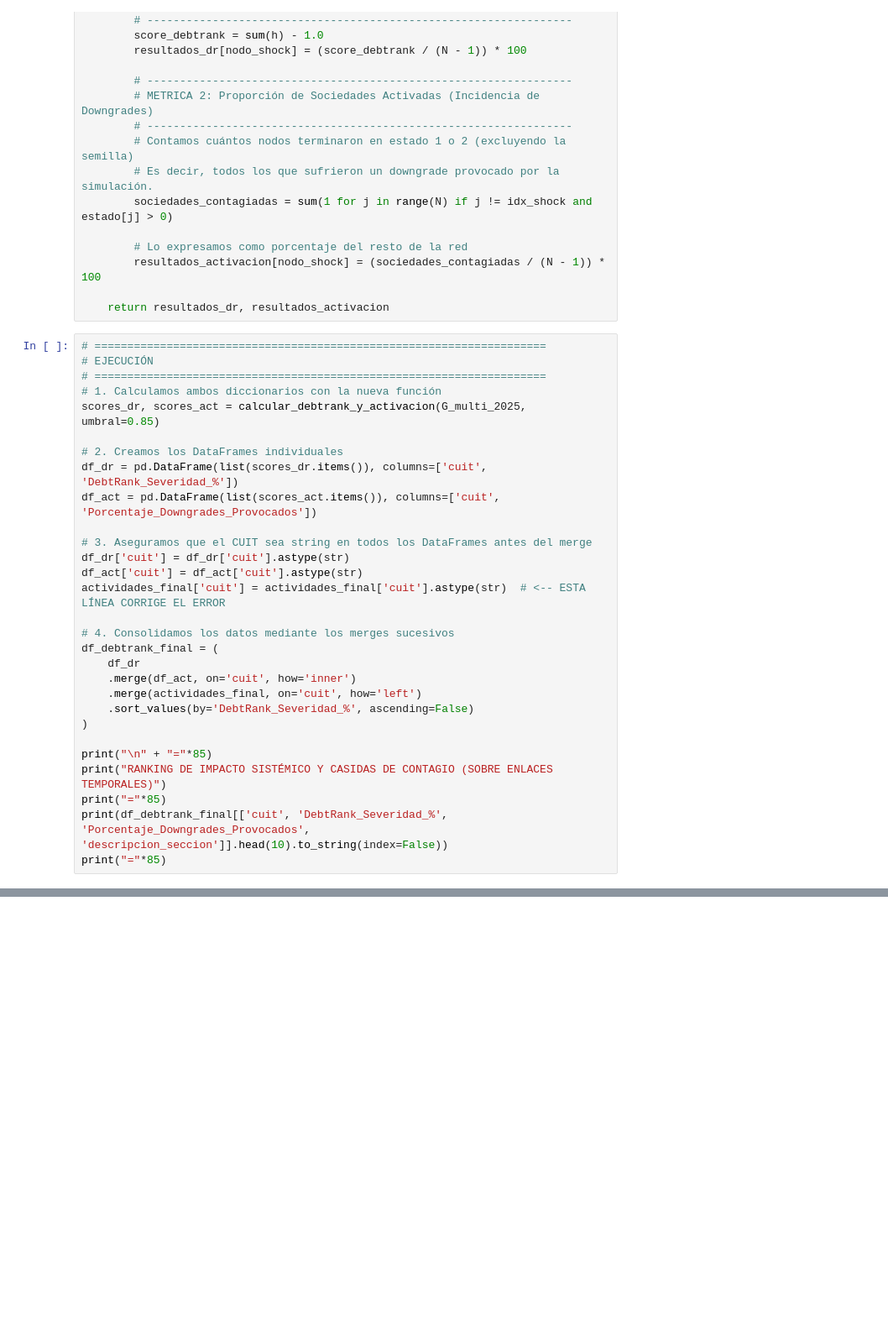
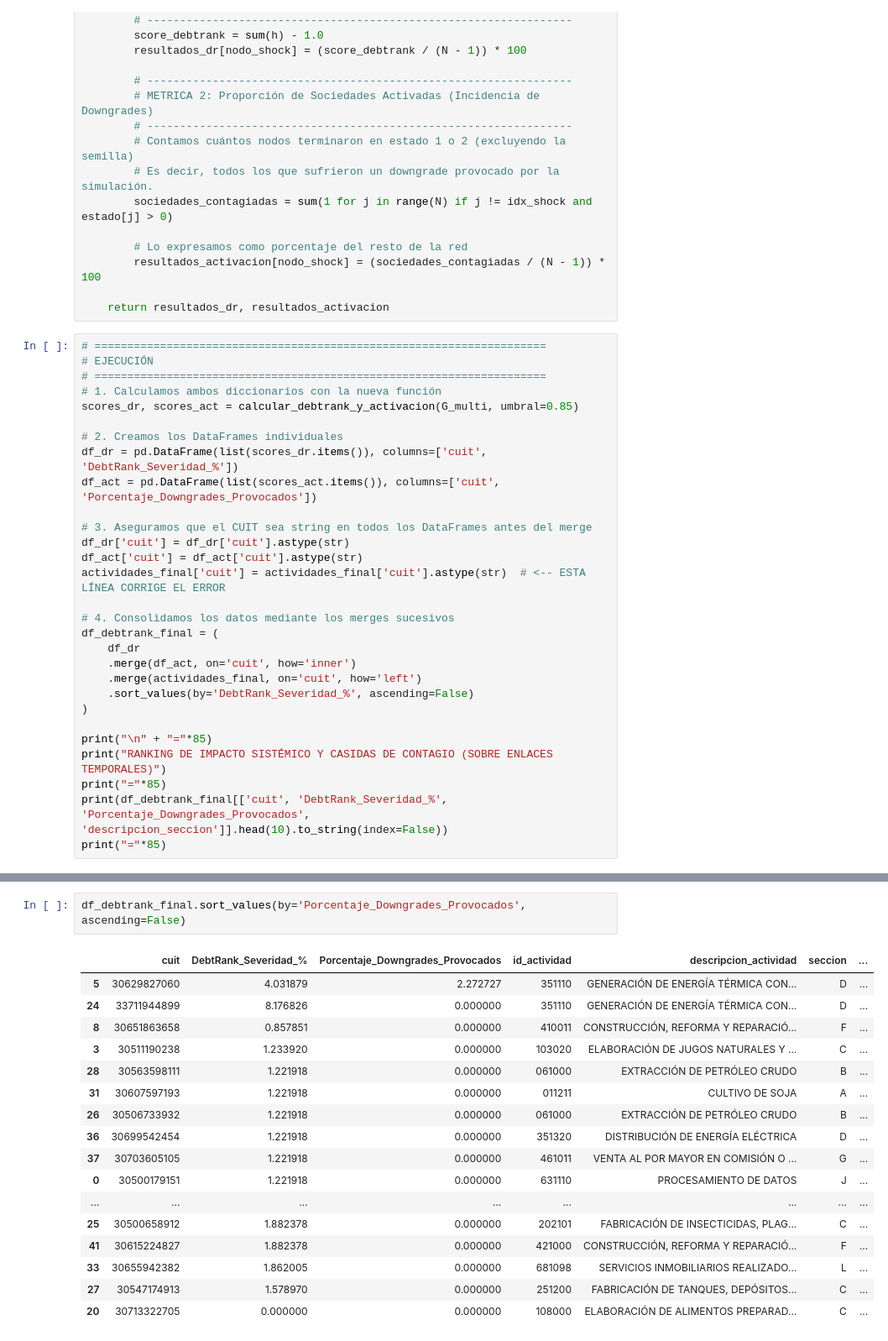
Before and after one commit to sofiscaiano/credit_risk_network, a Jupyter notebook: grafos_downgrades.ipynb, the cells around one changed output, grey strips where cells are left out. Shown at 84% size. Saved outputs shown, nothing was run; the diff lists cells and outputs as text; blank space fills up the shorter version.

Commit message:
feat: simplificacion de comunidades y debtrank

```diff
--- a/grafos_downgrades.ipynb
+++ b/grafos_downgrades.ipynb
@@ -1092,7 +722,7 @@ def calcular_debtrank_y_activacion(grafo, umbral):
 # EJECUCIÓN
 # =====================================================================
 # 1. Calculamos ambos diccionarios con la nueva función
-scores_dr, scores_act = calcular_debtrank_y_activacion(G_multi_2025, umbral=0.85)
+scores_dr, scores_act = calcular_debtrank_y_activacion(G_multi, umbral=0.85)
 
 # 2. Creamos los DataFrames individuales
 df_dr = pd.DataFrame(list(scores_dr.items()), columns=['cuit', 'DebtRank_Severidad_%'])
@@ -1134,4 +764,24 @@ RANKING DE IMPACTO SISTÉMICO Y CASIDAS DE CONTAGIO (SOBRE ENLACES TEMPORALES)
 =====================================================================================
+# %%
+df_debtrank_final.sort_values(by='Porcentaje_Downgrades_Provocados', ascending=False)
+# %% [output]
+|  | cuit | DebtRank_Severidad_% | Porcentaje_Downgrades_Provocados | id_actividad | descripcion_actividad | seccion | ... |
+| 5 | 30629827060 | 4.031879 | 2.272727 | 351110 | GENERACIÓN DE ENERGÍA TÉRMICA CON... | D | ... |
+| 24 | 33711944899 | 8.176826 | 0.000000 | 351110 | GENERACIÓN DE ENERGÍA TÉRMICA CON... | D | ... |
+| 8 | 30651863658 | 0.857851 | 0.000000 | 410011 | CONSTRUCCIÓN, REFORMA Y REPARACIÓ... | F | ... |
+| 3 | 30511190238 | 1.233920 | 0.000000 | 103020 | ELABORACIÓN DE JUGOS NATURALES Y ... | C | ... |
+| 28 | 30563598111 | 1.221918 | 0.000000 | 061000 | EXTRACCIÓN DE PETRÓLEO CRUDO | B | ... |
+| 31 | 30607597193 | 1.221918 | 0.000000 | 011211 | CULTIVO DE SOJA | A | ... |
+| 26 | 30506733932 | 1.221918 | 0.000000 | 061000 | EXTRACCIÓN DE PETRÓLEO CRUDO | B | ... |
+| 36 | 30699542454 | 1.221918 | 0.000000 | 351320 | DISTRIBUCIÓN DE ENERGÍA ELÉCTRICA | D | ... |
+| 37 | 30703605105 | 1.221918 | 0.000000 | 461011 | VENTA AL POR MAYOR EN COMISIÓN O ... | G | ... |
+| 0 | 30500179151 | 1.221918 | 0.000000 | 631110 | PROCESAMIENTO DE DATOS | J | ... |
+| ... | ... | ... | ... | ... | ... | ... | ... |
+| 25 | 30500658912 | 1.882378 | 0.000000 | 202101 | FABRICACIÓN DE INSECTICIDAS, PLAG... | C | ... |
+| 41 | 30615224827 | 1.882378 | 0.000000 | 421000 | CONSTRUCCIÓN, REFORMA Y REPARACIÓ... | F | ... |
+| 33 | 30655942382 | 1.862005 | 0.000000 | 681098 | SERVICIOS INMOBILIARIOS REALIZADO... | L | ... |
+| 27 | 30547174913 | 1.578970 | 0.000000 | 251200 | FABRICACIÓN DE TANQUES, DEPÓSITOS... | C | ... |
+| 20 | 30713322705 | 0.000000 | 0.000000 | 108000 | ELABORACIÓN DE ALIMENTOS PREPARAD... | C | ... |
 # %%
 # 1. Filtrar las 8 sociedades principales
 df_top = df_debtrank_final.head(5).copy()
```
Also changed, not shown: parts of 22 cells of this notebook, 3 other files.
